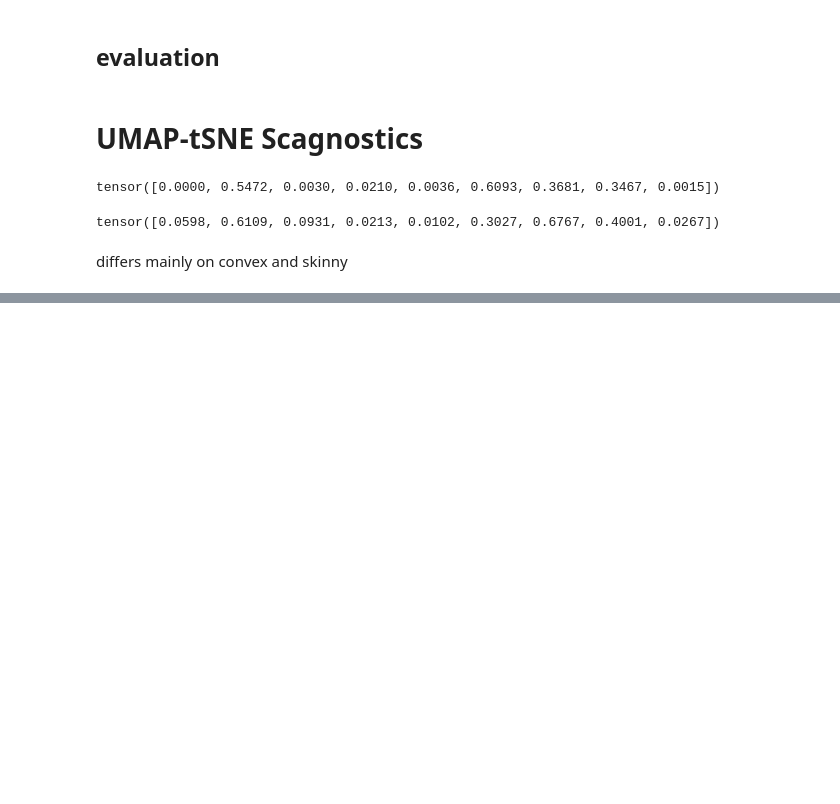
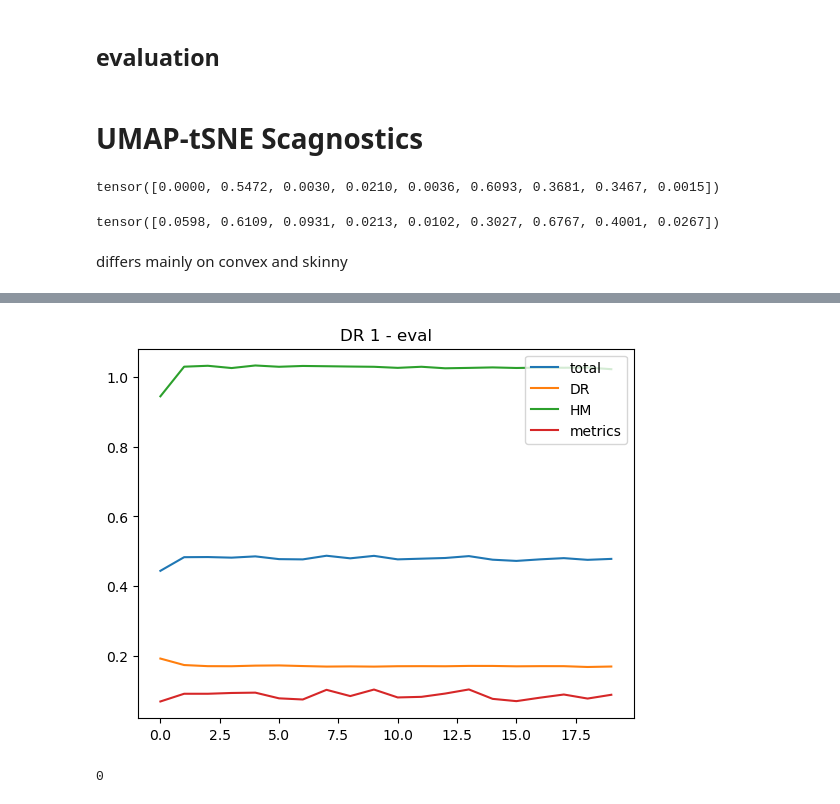
Before and after one commit to ZhangWan-byte/DVHL, a Jupyter notebook: evaluation.ipynb, the cells around one changed output, grey strips where cells are left out. Drawn from its saved outputs; the diff is of its cells as text; code cells hidden in the pictures; blank space fills up the shorter version.

```diff
--- a/evaluation.ipynb
+++ b/evaluation.ipynb
@@ -329,0 +345,17 @@ differs mainly on convex and skinny
+# %%
+# I-2
+eval_losses = torch.load("./results/231031212002/I-2/eval_losses_I-2.pt")
+plt.title("DR 1 - eval")
+plt.plot([i[0] for i in eval_losses])
+plt.plot([i[1] for i in eval_losses])
+plt.plot([i[2] for i in eval_losses])
+plt.plot([i[3] for i in eval_losses])
+
+plt.legend(["total", "DR", "HM", "metrics"])
+plt.show()
+# %% [output]
+[figure, added]
+# %%
+np.argmin([i[0] for i in eval_losses])
+# %% [output]
+0
```
Also changed, not shown: parts of 2 cells of this notebook.
